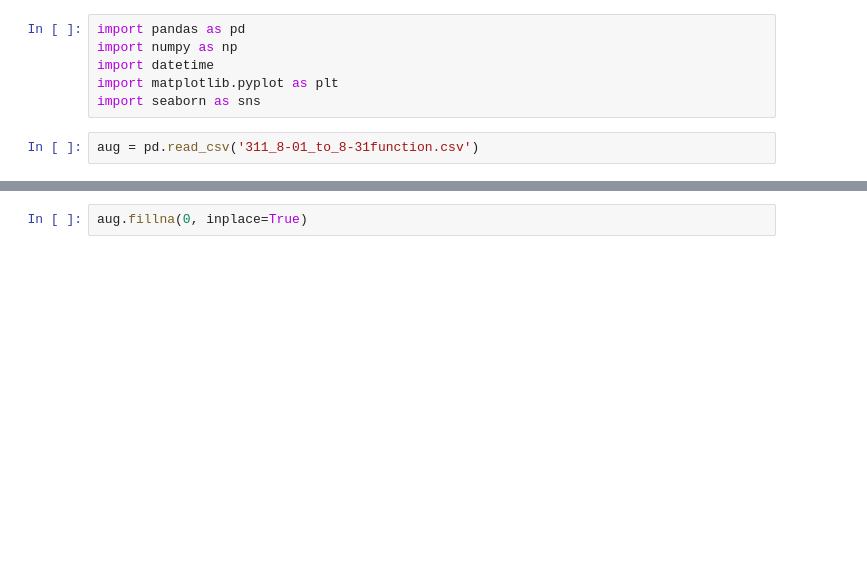
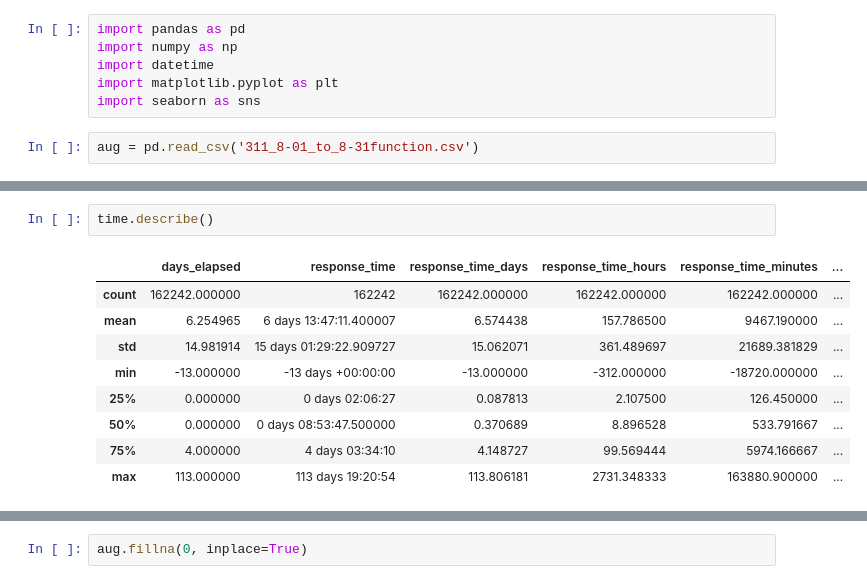
Before and after one commit to whohuhwhat/311_pt4, a Jupyter notebook: time.ipynb, the cells around one changed output, grey strips where cells are left out. Saved outputs shown, nothing was run; the diff lists cells and outputs as text; blank space fills up the shorter version.

```diff
--- a/time.ipynb
+++ b/time.ipynb
@@ -13,0 +81,12 @@ aug['days_elapsed'] = (aug['closed_date'] - aug['created_date']).dt.days
+# %%
+time.describe()
+# %% [output]
+|  | days_elapsed | response_time | response_time_days | response_time_hours | response_time_minutes | ... |
+| count | 162242.000000 | 162242 | 162242.000000 | 162242.000000 | 162242.000000 | ... |
+| mean | 6.254965 | 6 days 13:47:11.400007 | 6.574438 | 157.786500 | 9467.190000 | ... |
+| std | 14.981914 | 15 days 01:29:22.909727 | 15.062071 | 361.489697 | 21689.381829 | ... |
+| min | -13.000000 | -13 days +00:00:00 | -13.000000 | -312.000000 | -18720.000000 | ... |
+| 25% | 0.000000 | 0 days 02:06:27 | 0.087813 | 2.107500 | 126.450000 | ... |
+| 50% | 0.000000 | 0 days 08:53:47.500000 | 0.370689 | 8.896528 | 533.791667 | ... |
+| 75% | 4.000000 | 4 days 03:34:10 | 4.148727 | 99.569444 | 5974.166667 | ... |
+| max | 113.000000 | 113 days 19:20:54 | 113.806181 | 2731.348333 | 163880.900000 | ... |
```
Also changed, not shown: parts of 11 cells of this notebook.
